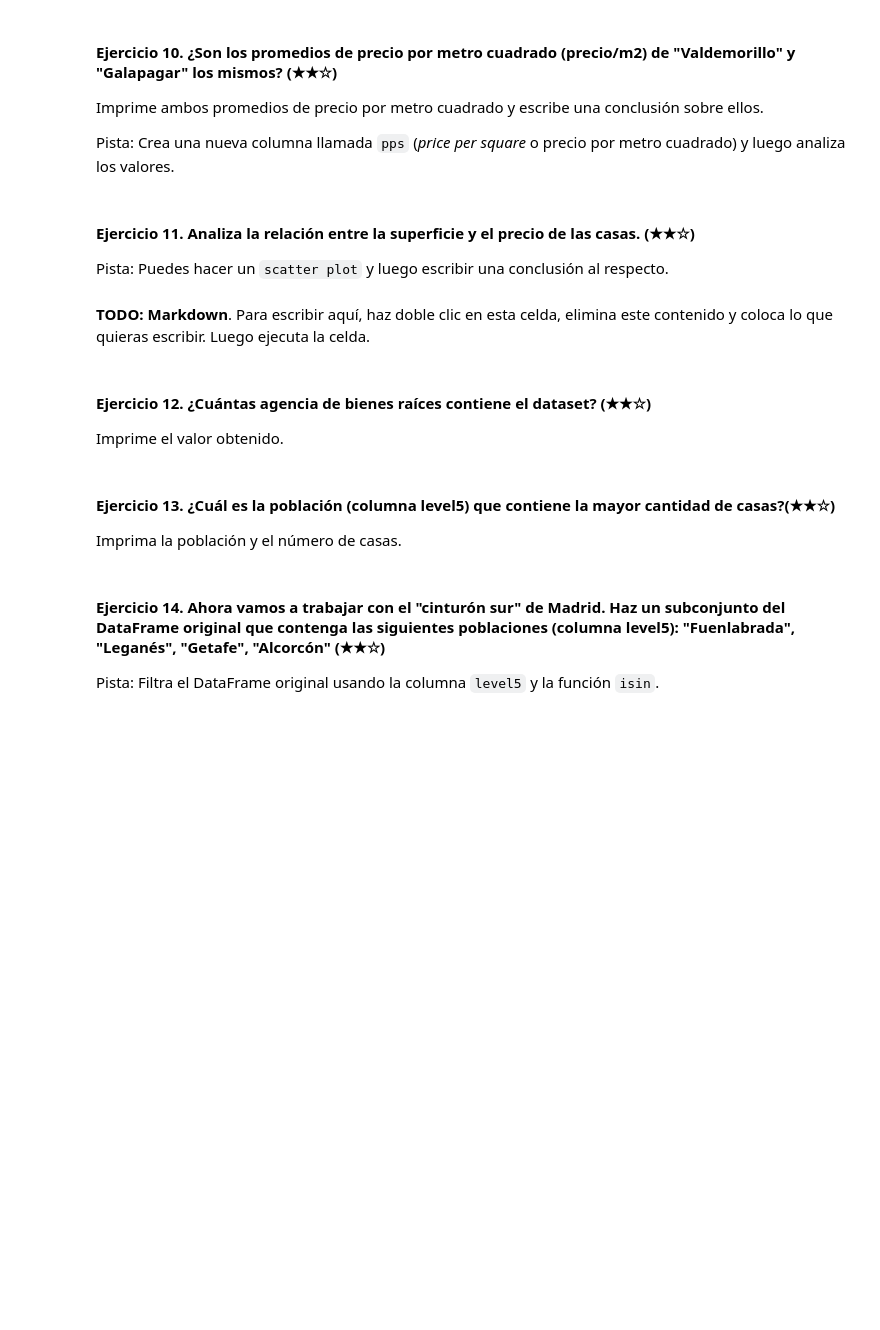
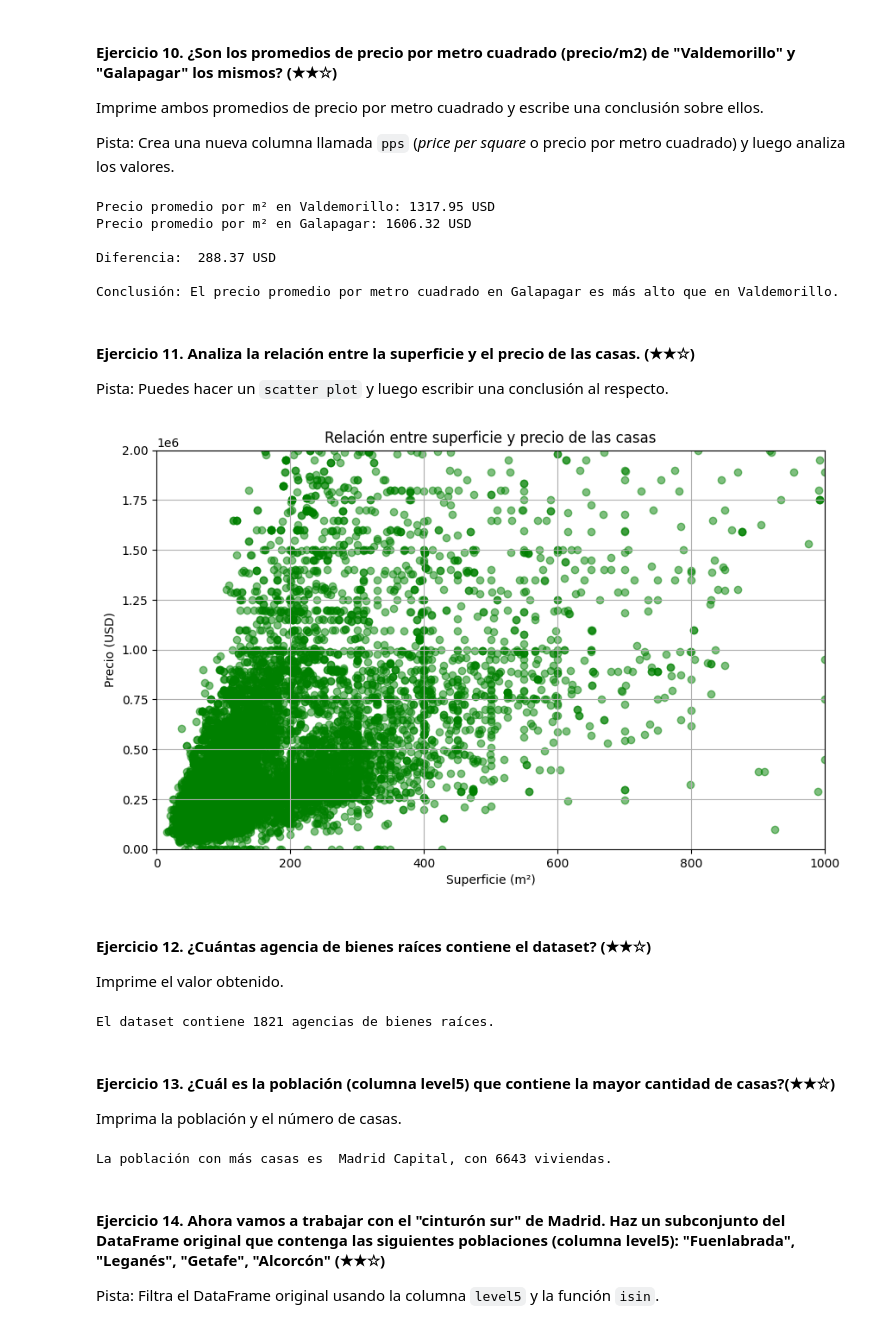
Before and after one commit to Jacinto-V/realestate-datacleanup-exercise, a Jupyter notebook: project.es.ipynb, the cells around one changed output. Cells and saved outputs as stored; diff of their text form; code cells hidden in the pictures; blank space fills up the shorter version.

```diff
--- a/project.es.ipynb
+++ b/project.es.ipynb
@@ -112,12 +221,59 @@ Imprime ambos promedios de precio por metro cuadrado y escribe una conclusión s
 
 Pista: Crea una nueva columna llamada `pps` (*price per square* o precio por metro cuadrado) y luego analiza los valores.
 # %%
-# TODO
+import pandas as pd
+ds=pd.read_csv('assets/real_estate.csv', sep=';')
+
+ds["pps"] = ds["price"] / ds["surface"]
+
+media_valdemorillo = ds[ds["level5"] == "Valdemorillo"]["pps"].mean()
+media_galapagar = ds[ds["level5"] == "Galapagar"]["pps"].mean()
+
+print(f"Precio promedio por m² en Valdemorillo: {media_valdemorillo:.2f} USD")
+print(f"Precio promedio por m² en Galapagar: {media_galapagar:.2f} USD")
+
+diferencia=abs(media_valdemorillo - media_galapagar)
+print(f"\nDiferencia: {diferencia: .2f} USD")
+
+if diferencia < 100:
+    conclusion = "Los precios promedio por metro cuadrado en Valdemorillo y Galapagar son prácticamente iguales."
+elif media_valdemorillo > media_galapagar:
+    conclusion = "El precio promedio por metro cuadrado en Valdemorillo es más alto que en Galapagar."
+else:
+    conclusion = "El precio promedio por metro cuadrado en Galapagar es más alto que en Valdemorillo."
+
+
+print(f"\nConclusión: {conclusion}")
+# %% [output]
+Precio promedio por m² en Valdemorillo: 1317.95 USD
+Precio promedio por m² en Galapagar: 1606.32 USD
+
+Diferencia:  288.37 USD
+
+Conclusión: El precio promedio por metro cuadrado en Galapagar es más alto que en Valdemorillo.
 # %% [markdown]
 #### Ejercicio 11. Analiza la relación entre la superficie y el precio de las casas. (★★☆)
 
 Pista: Puedes hacer un `scatter plot` y luego escribir una conclusión al respecto.
 # %%
-# TODO: Código
+import pandas as pd
+import matplotlib.pyplot as plt
+ds=pd.read_csv('assets/real_estate.csv', sep=';')
+
+ds["pps"] = ds["price"] / ds["surface"]
+ds = ds.dropna(subset=["price", "surface"])
+
+plt.figure(figsize=(10, 6))
+plt.scatter(ds["surface"], ds["price"], alpha=0.5, color="green")
+
+plt.xlabel("Superficie (m²)")
+plt.ylabel("Precio (USD)")
+plt.title("Relación entre superficie y precio de las casas")
+
+plt.xlim (0, 1000)
+plt.ylim(0, 2000000)
+
+plt.grid(True)
+plt.show()
+# %% [output]
+[figure, added]
-# %% [markdown]
-**TODO: Markdown**. Para escribir aquí, haz doble clic en esta celda, elimina este contenido y coloca lo que quieras escribir. Luego ejecuta la celda.
@@ -126,13 +285,27 @@ Pista: Puedes hacer un `scatter plot` y luego escribir una conclusión al respec
 
 Imprime el valor obtenido.
 # %%
-# TODO
+import pandas as pd
+ds=pd.read_csv('assets/real_estate.csv', sep=';')
+
+agencias = ds["realEstate_name"].nunique()
+print(f"El dataset contiene {agencias} agencias de bienes raíces.")
+# %% [output]
+El dataset contiene 1821 agencias de bienes raíces.
 # %% [markdown]
 #### Ejercicio 13. ¿Cuál es la población (columna level5) que contiene la mayor cantidad de casas?(★★☆)
 
 Imprima la población y el número de casas.
 # %%
-# TODO
+import pandas as pd
+ds=pd.read_csv('assets/real_estate.csv', sep=';')
+
+poblacion_mayor = ds["level5"].value_counts().idxmax()
+num_casas = ds["level5"].value_counts().max()
+
+print(f"La población con más casas es {poblacion_mayor}, con {num_casas} viviendas.")
+# %% [output]
+La población con más casas es  Madrid Capital, con 6643 viviendas.
 # %% [markdown]
 #### Ejercicio 14. Ahora vamos a trabajar con el "cinturón sur" de Madrid. Haz un subconjunto del DataFrame original que contenga las siguientes poblaciones (columna level5): "Fuenlabrada", "Leganés", "Getafe", "Alcorcón" (★★☆)
 
```
Also changed, not shown: parts of 20 cells of this notebook.
